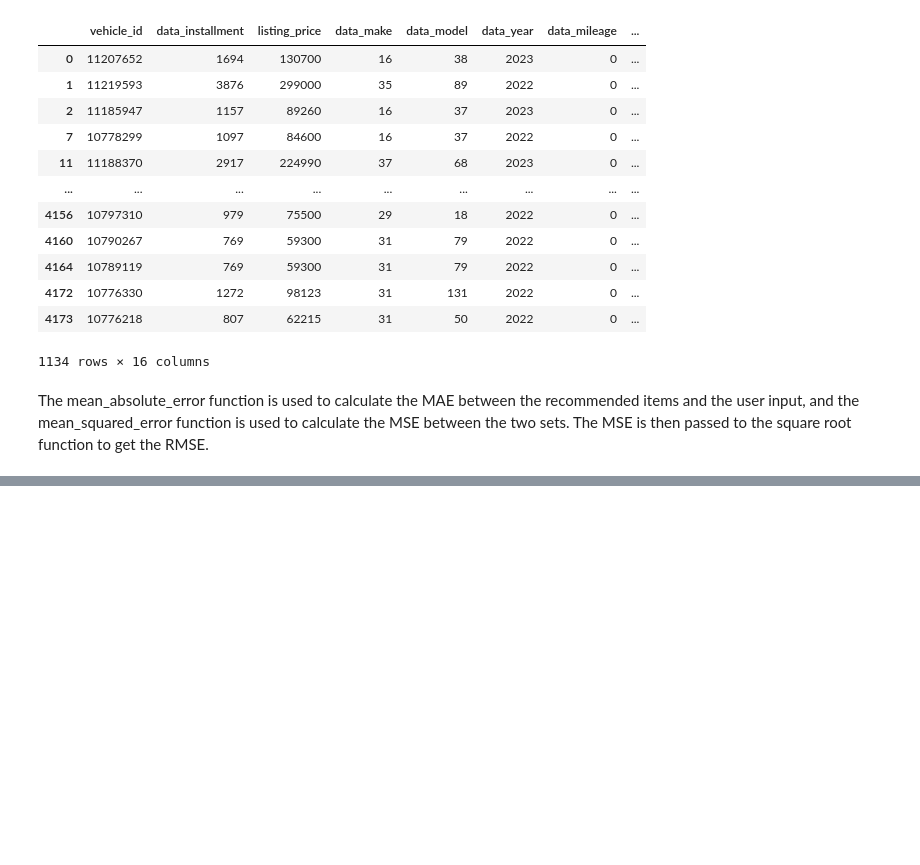
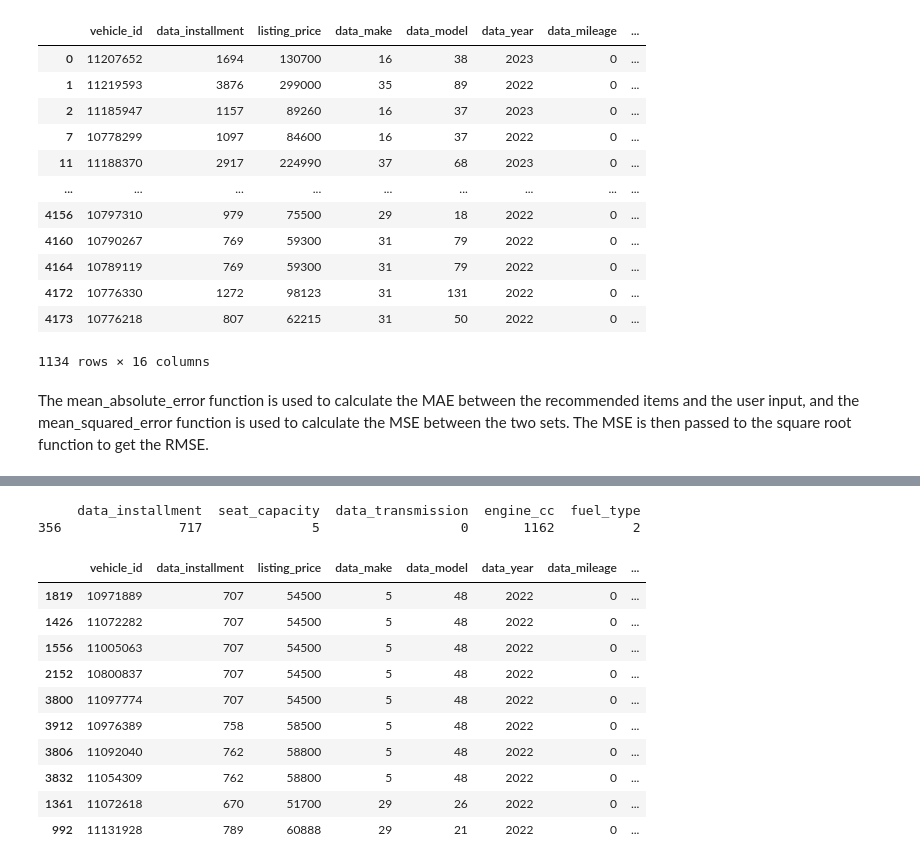
Before and after one commit to Jiayue1030/car-recommendation-system, a Jupyter notebook: WQD7001_G3JFF_Car_Recommendation_System.ipynb, the cells around one changed output, grey strips where cells are left out. Saved outputs shown, nothing was run; the diff lists cells and outputs as text; code cells hidden in the pictures; blank space fills up the shorter version.

```diff
--- a/WQD7001_G3JFF_Car_Recommendation_System.ipynb
+++ b/WQD7001_G3JFF_Car_Recommendation_System.ipynb
@@ -823,0 +842,17 @@ model.fit([np.arange(n_vehicles), np.repeat(user_input, n_vehicles, axis=0)], np
+# %%
+print(ac_user_input)
+ac_recommended_items.head(10)
+# %% [output]
+     data_installment  seat_capacity  data_transmission  engine_cc  fuel_type
+356               717              5                  0       1162          2
+|  | vehicle_id | data_installment | listing_price | data_make | data_model | data_year | data_mileage | ... |
+| 1819 | 10971889 | 707 | 54500 | 5 | 48 | 2022 | 0 | ... |
+| 1426 | 11072282 | 707 | 54500 | 5 | 48 | 2022 | 0 | ... |
+| 1556 | 11005063 | 707 | 54500 | 5 | 48 | 2022 | 0 | ... |
+| 2152 | 10800837 | 707 | 54500 | 5 | 48 | 2022 | 0 | ... |
+| 3800 | 11097774 | 707 | 54500 | 5 | 48 | 2022 | 0 | ... |
+| 3912 | 10976389 | 758 | 58500 | 5 | 48 | 2022 | 0 | ... |
+| 3806 | 11092040 | 762 | 58800 | 5 | 48 | 2022 | 0 | ... |
+| 3832 | 11054309 | 762 | 58800 | 5 | 48 | 2022 | 0 | ... |
+| 1361 | 11072618 | 670 | 51700 | 29 | 26 | 2022 | 0 | ... |
+| 992 | 11131928 | 789 | 60888 | 29 | 21 | 2022 | 0 | ... |
```
Also changed, not shown: parts of 53 cells of this notebook.
